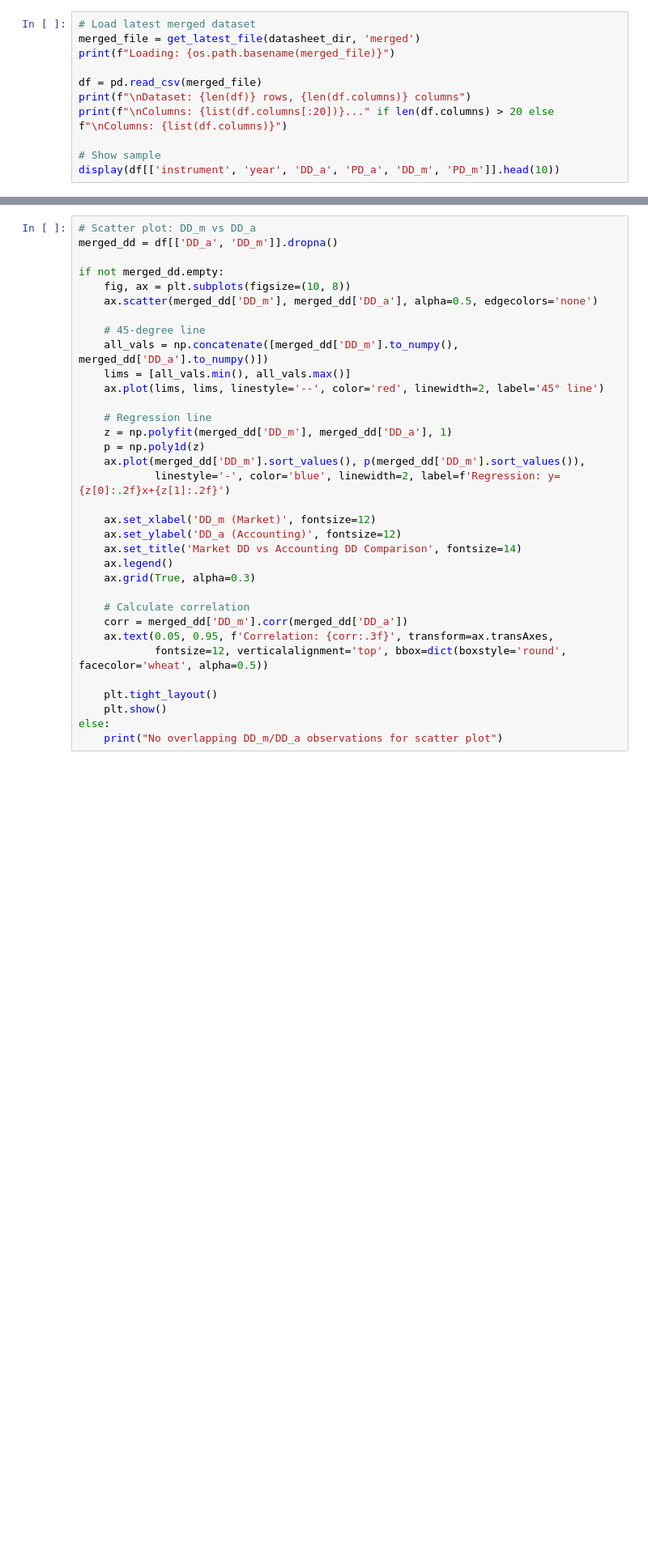
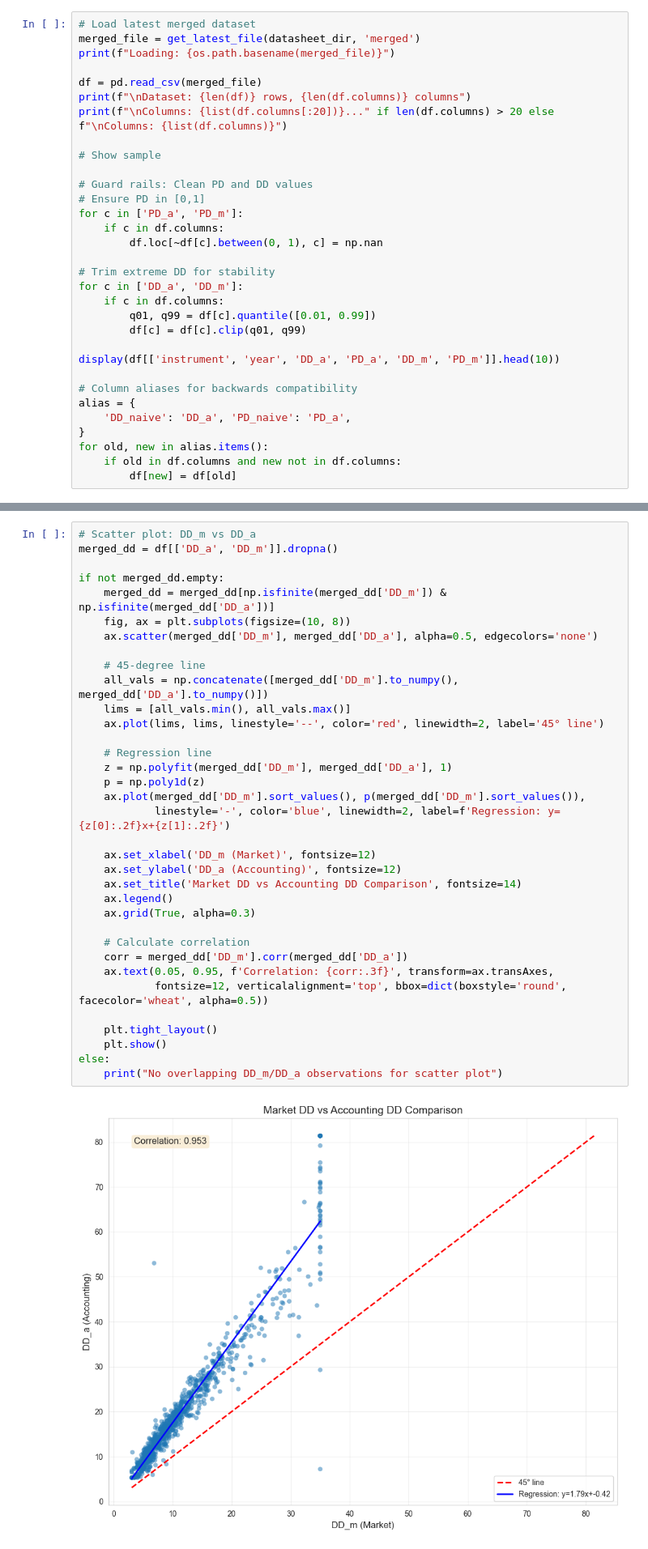
Before and after one commit to GuillaumeBld/Bank_Risk_Analytics, a Jupyter notebook: analysis.ipynb, the cells around one changed output, grey strips where cells are left out. Shown at 81% size. Cells and saved outputs as stored; diff of their text form; blank space fills up the shorter version.

```diff
--- a/analysis.ipynb
+++ b/analysis.ipynb
@@ -104,4 +111,25 @@ print(f"\nDataset: {len(df)} rows, {len(df.columns)} columns")
 print(f"\nColumns: {list(df.columns[:20])}..." if len(df.columns) > 20 else f"\nColumns: {list(df.columns)}")
 
 # Show sample
+
+# Guard rails: Clean PD and DD values
+# Ensure PD in [0,1]
+for c in ['PD_a', 'PD_m']:
+    if c in df.columns:
+        df.loc[~df[c].between(0, 1), c] = np.nan
+
+# Trim extreme DD for stability
+for c in ['DD_a', 'DD_m']:
+    if c in df.columns:
+        q01, q99 = df[c].quantile([0.01, 0.99])
+        df[c] = df[c].clip(q01, q99)
+
 display(df[['instrument', 'year', 'DD_a', 'PD_a', 'DD_m', 'PD_m']].head(10))
+
+# Column aliases for backwards compatibility
+alias = {
+    'DD_naive': 'DD_a', 'PD_naive': 'PD_a',
+}
+for old, new in alias.items():
+    if old in df.columns and new not in df.columns:
+        df[new] = df[old]
@@ -188,35 +255,38 @@ plt.show()
 merged_dd = df[['DD_a', 'DD_m']].dropna()
 
 if not merged_dd.empty:
+    merged_dd = merged_dd[np.isfinite(merged_dd['DD_m']) & np.isfinite(merged_dd['DD_a'])]
     fig, ax = plt.subplots(figsize=(10, 8))
     ax.scatter(merged_dd['DD_m'], merged_dd['DD_a'], alpha=0.5, edgecolors='none')
 
     # 45-degree line
     all_vals = np.concatenate([merged_dd['DD_m'].to_numpy(), merged_dd['DD_a'].to_numpy()])
     lims = [all_vals.min(), all_vals.max()]
     ax.plot(lims, lims, linestyle='--', color='red', linewidth=2, label='45° line')
 
     # Regression line
     z = np.polyfit(merged_dd['DD_m'], merged_dd['DD_a'], 1)
     p = np.poly1d(z)
     ax.plot(merged_dd['DD_m'].sort_values(), p(merged_dd['DD_m'].sort_values()),
             linestyle='-', color='blue', linewidth=2, label=f'Regression: y={z[0]:.2f}x+{z[1]:.2f}')
 
     ax.set_xlabel('DD_m (Market)', fontsize=12)
     ax.set_ylabel('DD_a (Accounting)', fontsize=12)
     ax.set_title('Market DD vs Accounting DD Comparison', fontsize=14)
     ax.legend()
     ax.grid(True, alpha=0.3)
 
     # Calculate correlation
     corr = merged_dd['DD_m'].corr(merged_dd['DD_a'])
     ax.text(0.05, 0.95, f'Correlation: {corr:.3f}', transform=ax.transAxes,
             fontsize=12, verticalalignment='top', bbox=dict(boxstyle='round', facecolor='wheat', alpha=0.5))
 
     plt.tight_layout()
     plt.show()
 else:
     print("No overlapping DD_m/DD_a observations for scatter plot")
+# %% [output]
+[figure, added]
 # %% [markdown]
 ## 4. Correlation Analysis
 # %%
```
Also changed, not shown: parts of 17 cells of this notebook, 33 other files.
